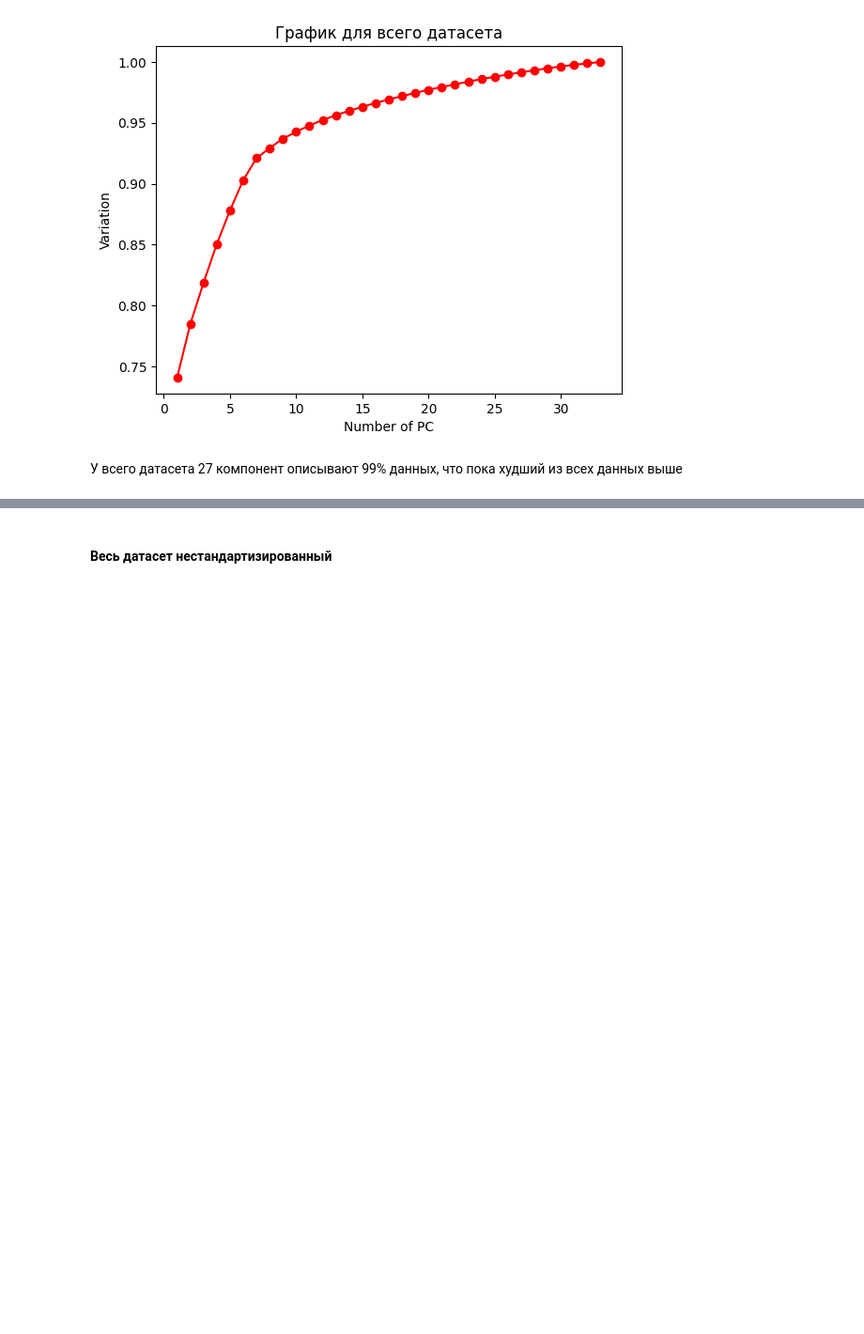
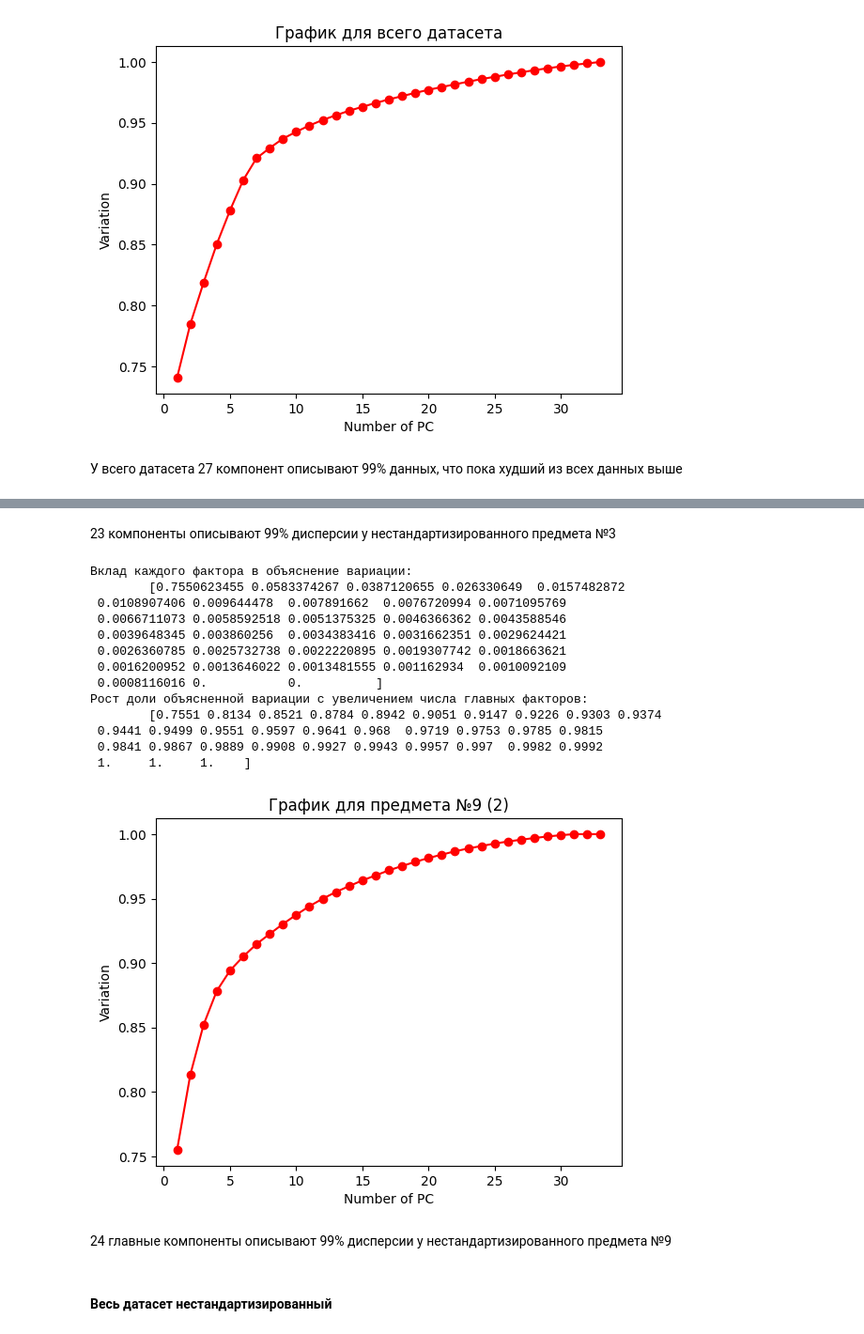
Before and after one commit to FREDY129053/AI_Systems_LABS, a Jupyter notebook: Lab_3_3.ipynb, the cells around one changed output, grey strips where cells are left out. Shown: that part at 94% size. Cells and saved outputs as stored; diff of their text form; code cells hidden in the pictures; blank space fills up the shorter version.

```diff
--- a/Lab_3_3.ipynb
+++ b/Lab_3_3.ipynb
@@ -382,3 +454,36 @@ plt.show()
+# %% [markdown]
+23 компоненты описывают 99% дисперсии у нестандартизированного предмета №3
+# %%
+pca_cls9 = PCA(svd_solver='full')
+pca_cls9.fit_transform(cls9_df2)
+print("Вклад каждого фактора в объяснение вариации: \n", f"\t{pca_cls9.explained_variance_ratio_}")
+
+var = np.round(np.cumsum(pca_cls9.explained_variance_ratio_), decimals=4)
+print("Рост доли объясненной вариации с увеличением числа главных факторов: \n", f"\t{var}")
+
+plt.figure()
+plt.title("График для предмета №9 (2)")
+plt.plot(np.arange(1,len(var)+1), var, color='red', marker='o', linestyle='solid')
+plt.ylabel('Variation')
+plt.xlabel('Number of PC')
+plt.show()
+# %% [output]
+Вклад каждого фактора в объяснение вариации:
+        [0.7550623455 0.0583374267 0.0387120655 0.026330649  0.0157482872
+ 0.0108907406 0.009644478  0.007891662  0.0076720994 0.0071095769
+ 0.0066711073 0.0058592518 0.0051375325 0.0046366362 0.0043588546
+ 0.0039648345 0.003860256  0.0034383416 0.0031662351 0.0029624421
+ 0.0026360785 0.0025732738 0.0022220895 0.0019307742 0.0018663621
+ 0.0016200952 0.0013646022 0.0013481555 0.001162934  0.0010092109
+ 0.0008116016 0.           0.          ]
+Рост доли объясненной вариации с увеличением числа главных факторов:
+        [0.7551 0.8134 0.8521 0.8784 0.8942 0.9051 0.9147 0.9226 0.9303 0.9374
+ 0.9441 0.9499 0.9551 0.9597 0.9641 0.968  0.9719 0.9753 0.9785 0.9815
+ 0.9841 0.9867 0.9889 0.9908 0.9927 0.9943 0.9957 0.997  0.9982 0.9992
+ 1.     1.     1.    ]
+[figure, added]
+# %% [markdown]
+24 главные компоненты описывают 99% дисперсии у нестандартизированного предмета №9
 # %% [markdown]
 #### Весь датасет **нестандартизированный**
 # %%
```
Also changed, not shown: parts of 8 cells of this notebook.
